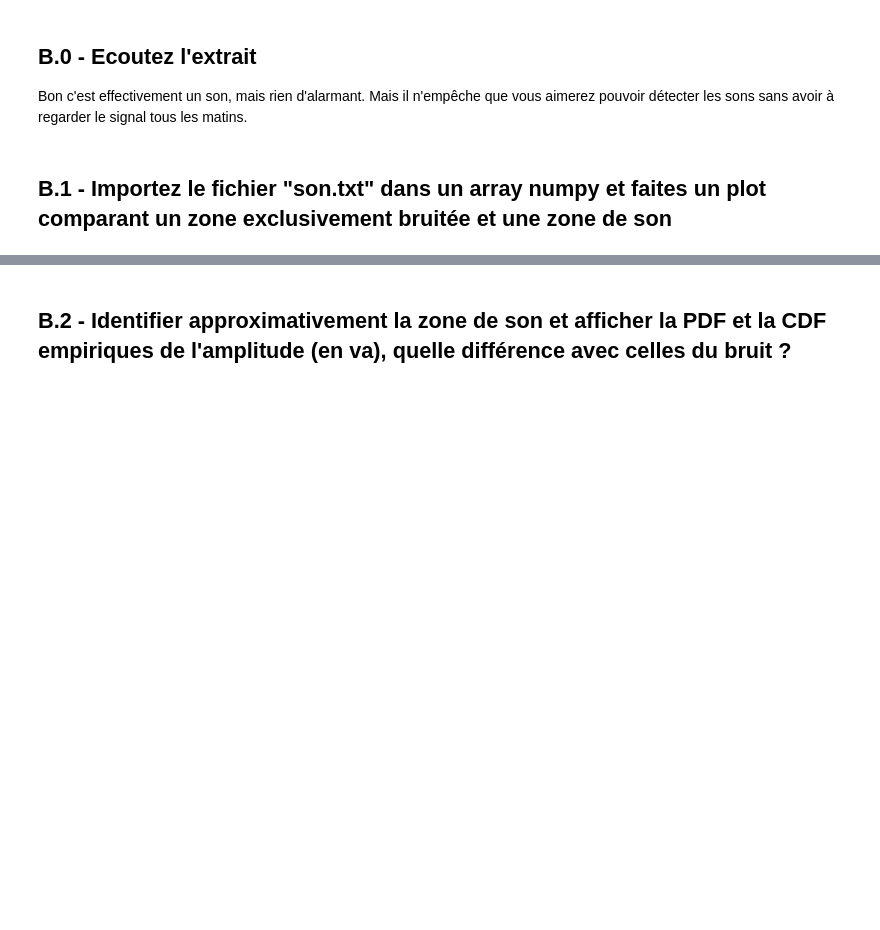
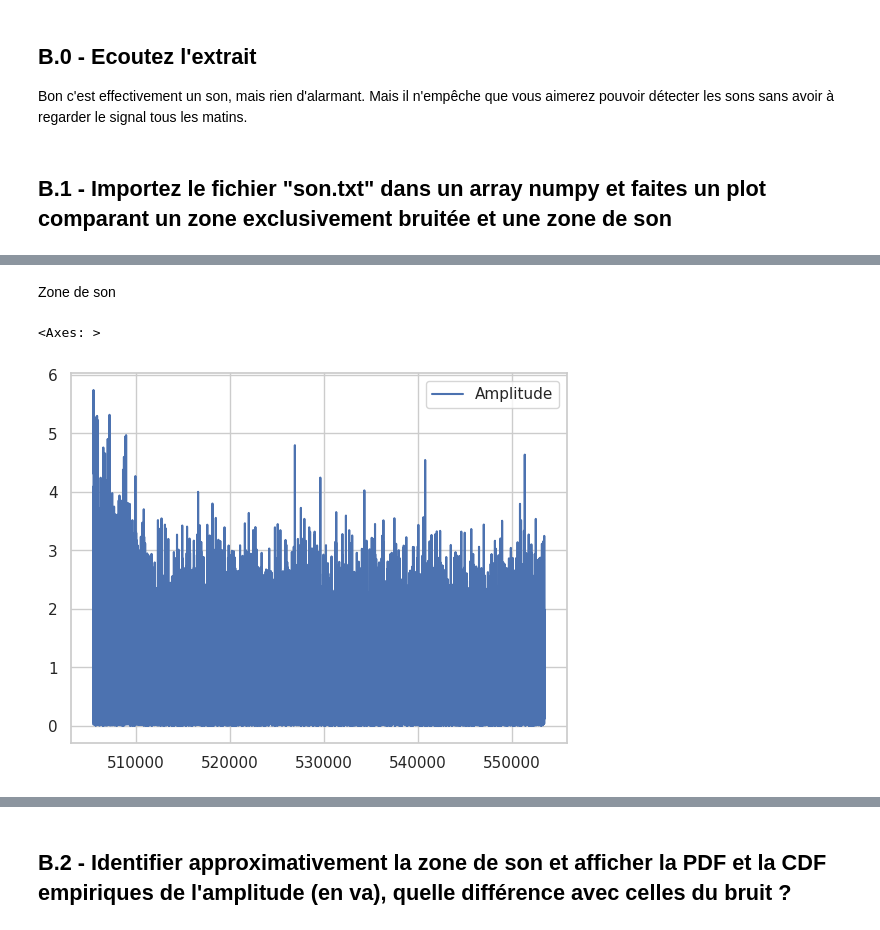
Before and after one commit to eusoumarkinhoz/Stats_Prob-3-Tests-hypothese, a Jupyter notebook: Partie 2 _ Tests-hypthese/Stats-Tests_Hypotheses.ipynb, the cells around one changed output, grey strips where cells are left out. Cells and saved outputs as stored; diff of their text form; code cells hidden in the pictures; blank space fills up the shorter version.

```diff
--- a/Partie 2 _ Tests-hypthese/Stats-Tests_Hypotheses.ipynb
+++ b/Partie 2 _ Tests-hypthese/Stats-Tests_Hypotheses.ipynb
@@ -420,0 +329,5 @@ Bon c'est effectivement un son, mais rien d'alarmant. Mais il n'empêche que vou
+# %%
+son_df_abs = (son_df.abs()
+                    #.sort_values(by="Amplitude", ascending=False)
+
+              )
@@ -420,0 +350,9 @@ Bon c'est effectivement un son, mais rien d'alarmant. Mais il n'empêche que vou
+# %% [markdown]
+Zone de son
+# %%
+zone_son = son_df_abs.iloc[505462:553462]
+
+zone_son.plot()
+# %% [output]
+<Axes: >
+[figure, added]
```
Also changed, not shown: parts of 40 cells of this notebook, 1 other file.
